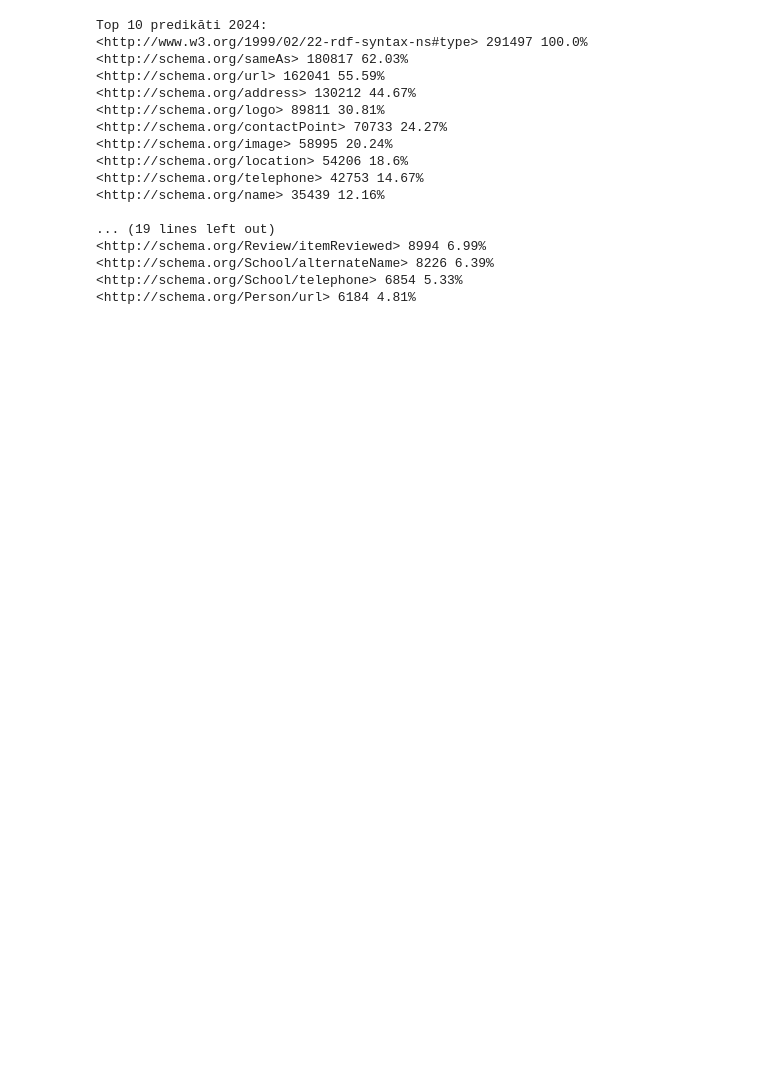
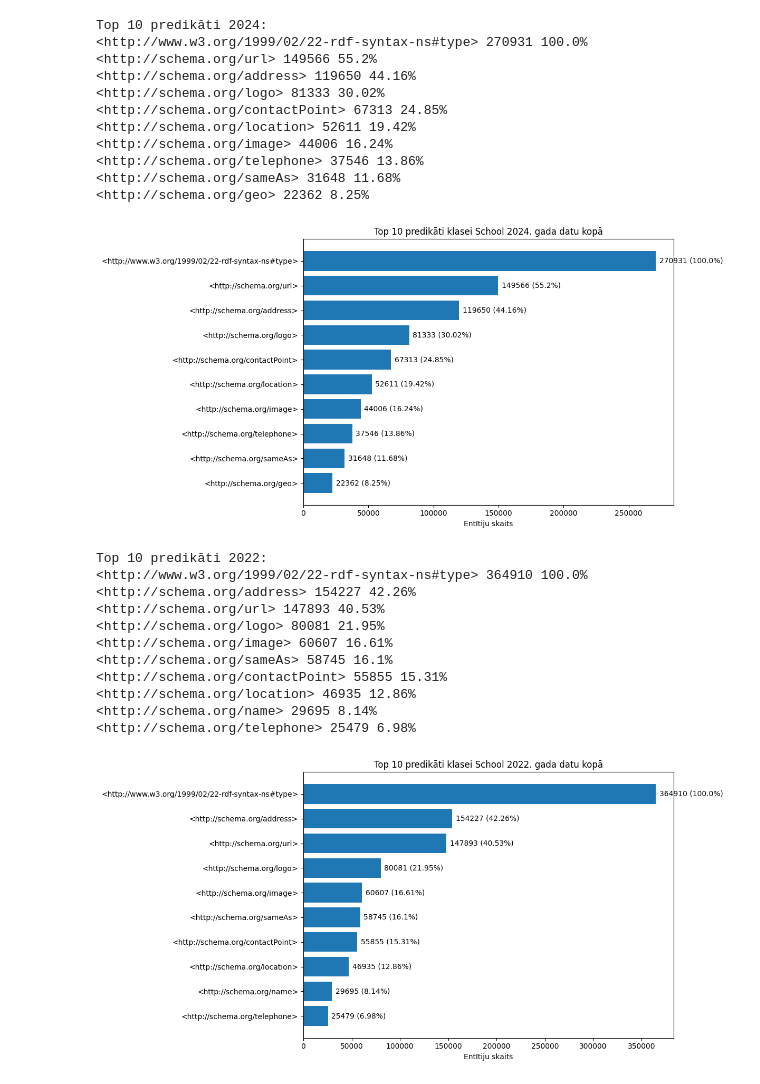
Before and after one commit to alexxxey0/SchemaOrg_Datu_Analize, a Jupyter notebook: analize_School.ipynb, the cells around one changed output. Cells and saved outputs as stored; diff of their text form; code cells hidden in the pictures; blank space fills up the shorter version.

```diff
--- a/analize_School.ipynb
+++ b/analize_School.ipynb
@@ -49,43 +6,33 @@ def parse_gz_file(filename, schema_org_class_name):
 # Iegūt četriniekus klasei School 2024., 2022. un 2019. gadu datu kopās
 
 school_quads = {}
-school_quads["2024"] = parse_gz_file("../school_2024.gz", "School")
-school_quads["2022"] = parse_gz_file("../school_2022.gz", "School")
-school_quads["2019"] = parse_gz_file("../school_2019.gz", "School")
+school_quads["2024"] = parse_gz_files(["../school_2024.gz"], "School")
+school_quads["2022"] = parse_gz_files(["../school_2022.gz"], "School")
+school_quads["2019"] = parse_gz_files(["../school_2019.gz"], "School")
-# %%
-
-
-for year, quads in school_quads.items():
-    # Top 10 predikāti (predicates) entītijām ar tipu School
-
-    predicate_counter = Counter()
-
-    for s, p, o, graph in quads:
-        predicate_counter[p] += 1
-
-    top_predicates = predicate_counter.most_common(10)
-
-    print(f"\nTop 10 predikāti {year}:")
-
-    # Īpašība; entītiju skaits, kas izmanto; procents no kopējā entītiju skaita
-    # Tā kā katra entītija sākas ar tipa predikātu, tipa predikātu skaitu var uzskatīt par entītiju skaitu
-    for p, count in top_predicates:
-        print(p, count, str(round(100 * (count / (predicate_counter["<http://www.w3.org/1999/02/22-rdf-syntax-ns#type>"])), 2)) + "%")
-# %% [output]
-Top 10 predikāti 2024:
-<http://www.w3.org/1999/02/22-rdf-syntax-ns#type> 291497 100.0%
-<http://schema.org/sameAs> 180817 62.03%
-<http://schema.org/url> 162041 55.59%
-<http://schema.org/address> 130212 44.67%
-<http://schema.org/logo> 89811 30.81%
-<http://schema.org/contactPoint> 70733 24.27%
-<http://schema.org/image> 58995 20.24%
-<http://schema.org/location> 54206 18.6%
-<http://schema.org/telephone> 42753 14.67%
-<http://schema.org/name> 35439 12.16%
-
-... (19 lines left out)
-<http://schema.org/Review/itemReviewed> 8994 6.99%
-<http://schema.org/School/alternateName> 8226 6.39%
-<http://schema.org/School/telephone> 6854 5.33%
-<http://schema.org/Person/url> 6184 4.81%
+# %%
+top_10_predicates(school_quads, 'School')
+# %% [output]
+Top 10 predikāti 2024:
+<http://www.w3.org/1999/02/22-rdf-syntax-ns#type> 270931 100.0%
+<http://schema.org/url> 149566 55.2%
+<http://schema.org/address> 119650 44.16%
+<http://schema.org/logo> 81333 30.02%
+<http://schema.org/contactPoint> 67313 24.85%
+<http://schema.org/location> 52611 19.42%
+<http://schema.org/image> 44006 16.24%
+<http://schema.org/telephone> 37546 13.86%
+<http://schema.org/sameAs> 31648 11.68%
+<http://schema.org/geo> 22362 8.25%
+[figure, added]
+Top 10 predikāti 2022:
+<http://www.w3.org/1999/02/22-rdf-syntax-ns#type> 364910 100.0%
+<http://schema.org/address> 154227 42.26%
+<http://schema.org/url> 147893 40.53%
+<http://schema.org/logo> 80081 21.95%
+<http://schema.org/image> 60607 16.61%
+<http://schema.org/sameAs> 58745 16.1%
+<http://schema.org/contactPoint> 55855 15.31%
+<http://schema.org/location> 46935 12.86%
+<http://schema.org/name> 29695 8.14%
+<http://schema.org/telephone> 25479 6.98%
+[figure, added]
```
Also changed, not shown: parts of 4 cells of this notebook, 5 other files.
